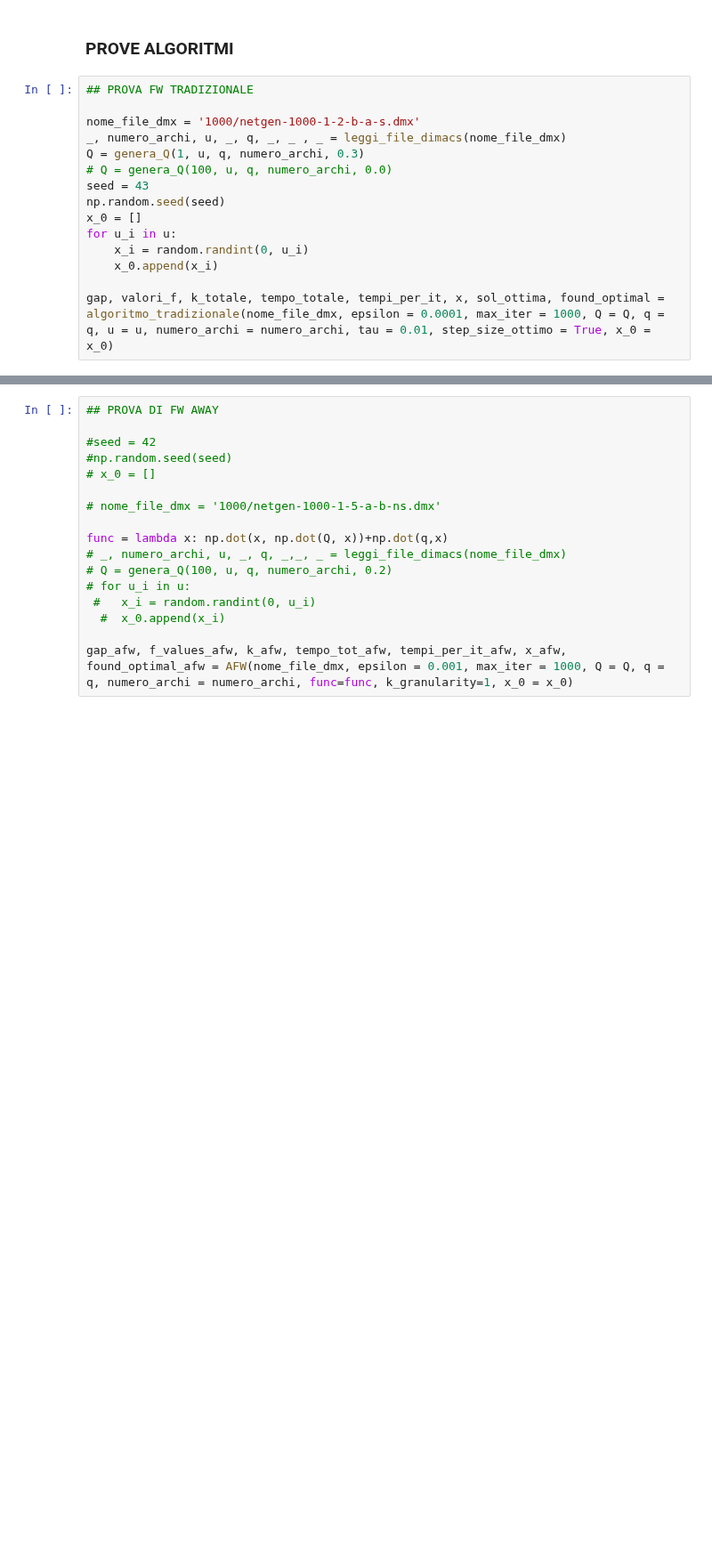
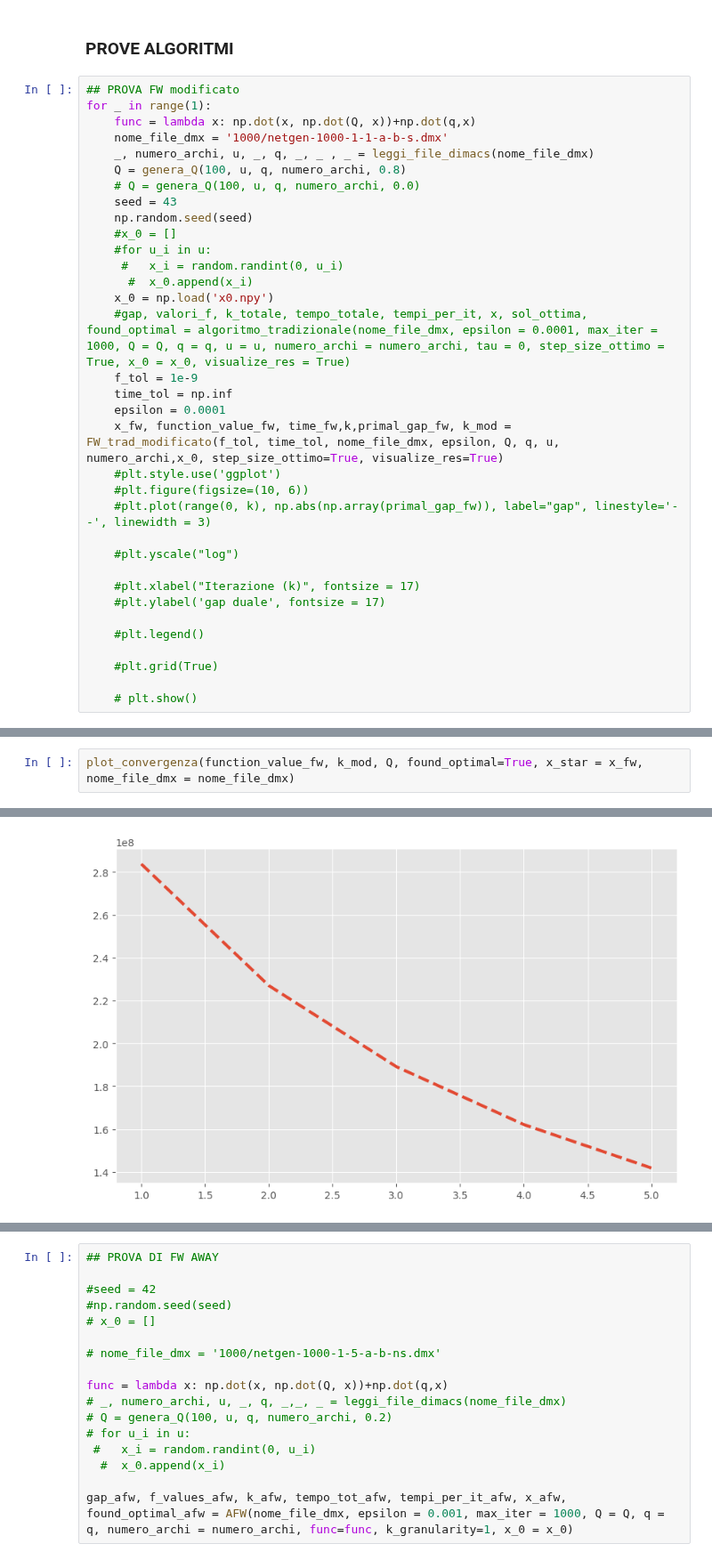
Before and after one commit to vpicchianti/Optimization-for-Data-Science, a Jupyter notebook: functions.ipynb, the cells around one changed output, grey strips where cells are left out. Shown at 89% size. Saved outputs shown, nothing was run; the diff lists cells and outputs as text; blank space fills up the shorter version.

```diff
--- a/functions.ipynb
+++ b/functions.ipynb
@@ -499,17 +499,36 @@ def AFW(nome_file, epsilon, max_iter, Q, q, numero_archi,func, k_granularity, x_
 # %% [markdown]
 ### PROVE ALGORITMI
 # %%
-## PROVA FW TRADIZIONALE
+## PROVA FW modificato
+for _ in range(1):
+    func = lambda x: np.dot(x, np.dot(Q, x))+np.dot(q,x)
+    nome_file_dmx = '1000/netgen-1000-1-1-a-b-s.dmx'
+    _, numero_archi, u, _, q, _, _ , _ = leggi_file_dimacs(nome_file_dmx)
+    Q = genera_Q(100, u, q, numero_archi, 0.8)
+    # Q = genera_Q(100, u, q, numero_archi, 0.0)
+    seed = 43
+    np.random.seed(seed)
+    #x_0 = []
+    #for u_i in u:
+     #   x_i = random.randint(0, u_i)
+      #  x_0.append(x_i)
+    x_0 = np.load('x0.npy')
+    #gap, valori_f, k_totale, tempo_totale, tempi_per_it, x, sol_ottima, found_optimal = algoritmo_tradizionale(nome_file_dmx, epsilon = 0.0001, max_iter = 1000, Q = Q, q = q, u = u, numero_archi = numero_archi, tau = 0, step_size_ottimo = True, x_0 = x_0, visualize_res = True)
+    f_tol = 1e-9
+    time_tol = np.inf
+    epsilon = 0.0001
+    x_fw, function_value_fw, time_fw,k,primal_gap_fw, k_mod = FW_trad_modificato(f_tol, time_tol, nome_file_dmx, epsilon, Q, q, u, numero_archi,x_0, step_size_ottimo=True, visualize_res=True)
+    #plt.style.use('ggplot')
+    #plt.figure(figsize=(10, 6))
+    #plt.plot(range(0, k), np.abs(np.array(primal_gap_fw)), label="gap", linestyle='--', linewidth = 3)
 
-nome_file_dmx = '1000/netgen-1000-1-2-b-a-s.dmx'
-_, numero_archi, u, _, q, _, _ , _ = leggi_file_dimacs(nome_file_dmx)
-Q = genera_Q(1, u, q, numero_archi, 0.3)
-# Q = genera_Q(100, u, q, numero_archi, 0.0)
-seed = 43
-np.random.seed(seed)
-x_0 = []
-for u_i in u:
-    x_i = random.randint(0, u_i)
-    x_0.append(x_i)
+    #plt.yscale("log")
 
-gap, valori_f, k_totale, tempo_totale, tempi_per_it, x, sol_ottima, found_optimal = algoritmo_tradizionale(nome_file_dmx, epsilon = 0.0001, max_iter = 1000, Q = Q, q = q, u = u, numero_archi = numero_archi, tau = 0.01, step_size_ottimo = True, x_0 = x_0)
+    #plt.xlabel("Iterazione (k)", fontsize = 17)
+    #plt.ylabel('gap duale', fontsize = 17)
+
+    #plt.legend()
+
+    #plt.grid(True)
+
+    # plt.show()
@@ -515,0 +539,3 @@ gap, valori_f, k_totale, tempo_totale, tempi_per_it, x, sol_ottima, found_optima
+# %%
+plot_convergenza(function_value_fw, k_mod, Q, found_optimal=True, x_star = x_fw, nome_file_dmx = nome_file_dmx)
+# %% [output]
@@ -515,0 +544 @@ gap, valori_f, k_totale, tempo_totale, tempi_per_it, x, sol_ottima, found_optima
+[figure, added]
```
Also changed, not shown: parts of 14 cells of this notebook, 2 other files.
